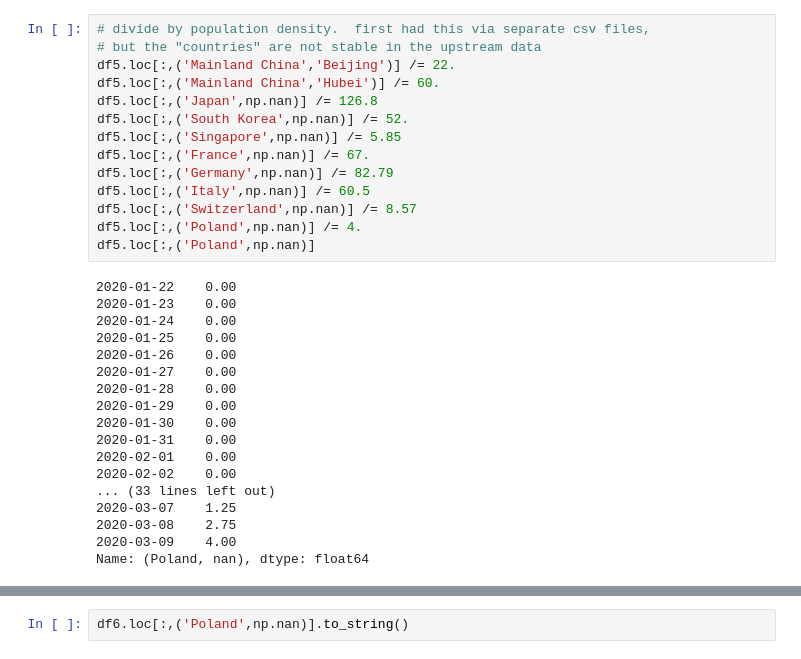
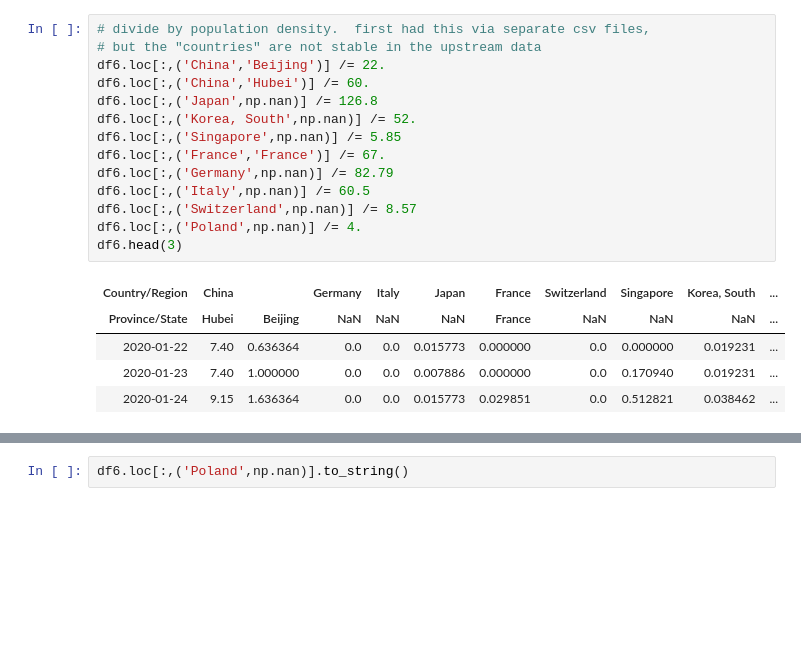
Before and after one commit to matsim-vsp/COVID-19, a Jupyter notebook: csse_covid_19_data/csse_covid_19_time_series/Untitled.ipynb, the cells around one changed output, grey strips where cells are left out. Drawn from its saved outputs; the diff is of its cells as text; blank space fills up the shorter version.

```diff
--- a/csse_covid_19_data/csse_covid_19_time_series/Untitled.ipynb
+++ b/csse_covid_19_data/csse_covid_19_time_series/Untitled.ipynb
@@ -107,34 +81,22 @@ Name: (Poland, nan), dtype: float64
 # %%
 # divide by population density.  first had this via separate csv files,
 # but the "countries" are not stable in the upstream data
-df5.loc[:,('Mainland China','Beijing')] /= 22.
-df5.loc[:,('Mainland China','Hubei')] /= 60.
-df5.loc[:,('Japan',np.nan)] /= 126.8
-df5.loc[:,('South Korea',np.nan)] /= 52.
-df5.loc[:,('Singapore',np.nan)] /= 5.85
-df5.loc[:,('France',np.nan)] /= 67.
-df5.loc[:,('Germany',np.nan)] /= 82.79
-df5.loc[:,('Italy',np.nan)] /= 60.5
-df5.loc[:,('Switzerland',np.nan)] /= 8.57
-df5.loc[:,('Poland',np.nan)] /= 4.
-df5.loc[:,('Poland',np.nan)]
+df6.loc[:,('China','Beijing')] /= 22.
+df6.loc[:,('China','Hubei')] /= 60.
+df6.loc[:,('Japan',np.nan)] /= 126.8
+df6.loc[:,('Korea, South',np.nan)] /= 52.
+df6.loc[:,('Singapore',np.nan)] /= 5.85
+df6.loc[:,('France','France')] /= 67.
+df6.loc[:,('Germany',np.nan)] /= 82.79
+df6.loc[:,('Italy',np.nan)] /= 60.5
+df6.loc[:,('Switzerland',np.nan)] /= 8.57
+df6.loc[:,('Poland',np.nan)] /= 4.
+df6.head(3)
 # %% [output]
-2020-01-22    0.00
-2020-01-23    0.00
-2020-01-24    0.00
-2020-01-25    0.00
-2020-01-26    0.00
-2020-01-27    0.00
-2020-01-28    0.00
-2020-01-29    0.00
-2020-01-30    0.00
-2020-01-31    0.00
-2020-02-01    0.00
-2020-02-02    0.00
-... (33 lines left out)
-2020-03-07    1.25
-2020-03-08    2.75
-2020-03-09    4.00
-Name: (Poland, nan), dtype: float64
+| Country/Region | China |  | Germany | Italy | Japan | France | Switzerland | Singapore | Korea, South | ... |
+| Province/State | Hubei | Beijing | NaN | NaN | NaN | France | NaN | NaN | NaN | ... |
+| 2020-01-22 | 7.40 | 0.636364 | 0.0 | 0.0 | 0.015773 | 0.000000 | 0.0 | 0.000000 | 0.019231 | ... |
+| 2020-01-23 | 7.40 | 1.000000 | 0.0 | 0.0 | 0.007886 | 0.000000 | 0.0 | 0.170940 | 0.019231 | ... |
+| 2020-01-24 | 9.15 | 1.636364 | 0.0 | 0.0 | 0.015773 | 0.029851 | 0.0 | 0.512821 | 0.038462 | ... |
 # %%
 # time-shifted Hubei values:
```
Also changed, not shown: parts of 14 cells of this notebook.
